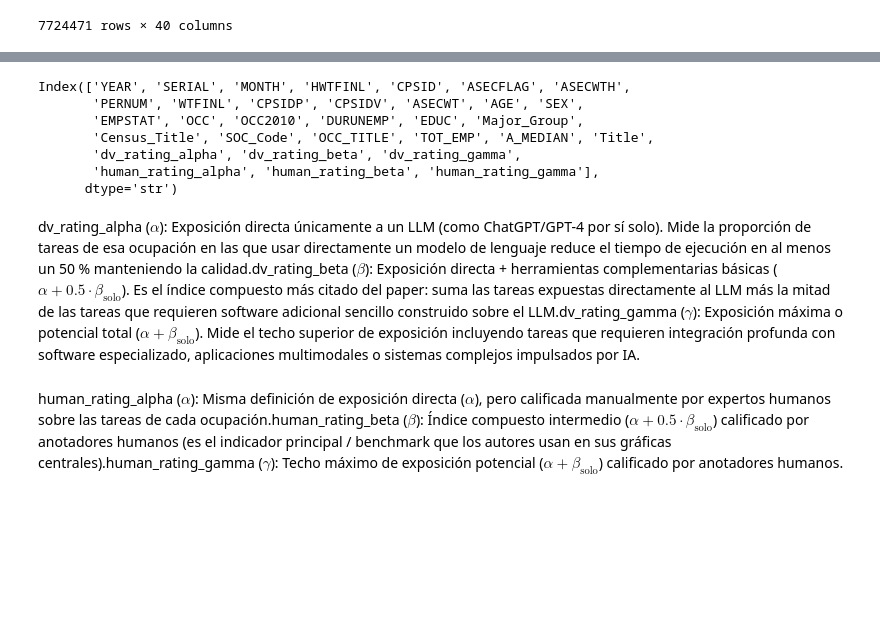
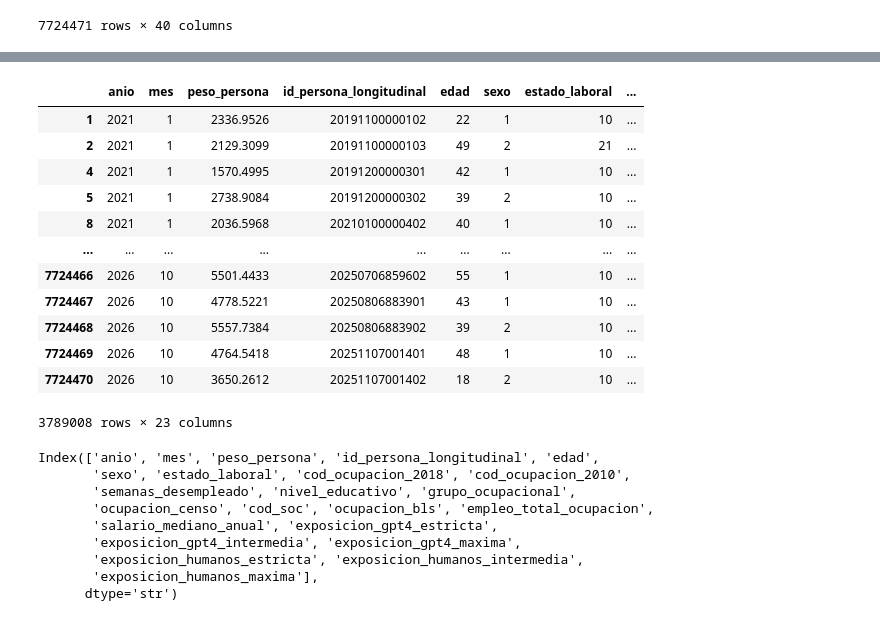
Before and after one commit to DATA-20262-SEC01-G07/Proyecto-2, a Jupyter notebook: notebooks/cargads.ipynb, the cells around one changed output, grey strips where cells are left out. Drawn from its saved outputs; the diff is of its cells as text; code cells hidden in the pictures; blank space fills up the shorter version.

```diff
--- a/notebooks/cargads.ipynb
+++ b/notebooks/cargads.ipynb
@@ -232,7 +233,30 @@ df_completo = df_completo.drop(
     columns=[c for c in cols_borrar if c in df_completo.columns]
 )
 # %%
-ocupados = df_completo[df_completo['OCC'] != 0]
+df_aplicables = df_completo.query("OCC!=0 & EMPSTAT<30").copy()
+# Cambiamos los nombres para no perdernos
+nombres = {
+    "YEAR": "anio", "MONTH": "mes", "SERIAL": "id_hogar",
+    "PERNUM": "num_persona_hogar", "CPSID": "id_hogar_longitudinal",
+    "CPSIDP": "id_persona_longitudinal", "CPSIDV": "id_persona_validado",
+    "WTFINL": "peso_persona", "HWTFINL": "peso_hogar",
+    "ASECFLAG": "es_suplemento_asec", "ASECWT": "peso_persona_asec",
+    "ASECWTH": "peso_hogar_asec",
+    "AGE": "edad", "SEX": "sexo", "EMPSTAT": "estado_laboral",
+    "DURUNEMP": "semanas_desempleado", "EDUC": "nivel_educativo",
+    "OCC": "cod_ocupacion_2018", "OCC2010": "cod_ocupacion_2010",
+    "Major_Group": "grupo_ocupacional", "Census_Title": "ocupacion_censo",
+    "SOC_Code": "cod_soc", "OCC_TITLE": "ocupacion_bls",
+    "TOT_EMP": "empleo_total_ocupacion", "A_MEDIAN": "salario_mediano_anual",
+    "Title": "ocupacion_estudio_ia",
+    "dv_rating_alpha": "exposicion_gpt4_estricta",
+    "dv_rating_beta": "exposicion_gpt4_intermedia",
+    "dv_rating_gamma": "exposicion_gpt4_maxima",
+    "human_rating_alpha": "exposicion_humanos_estricta",
+    "human_rating_beta": "exposicion_humanos_intermedia",
+    "human_rating_gamma": "exposicion_humanos_maxima",
+}
 
-ocupados
+df_aplicables_base = df_aplicables.rename(columns=nombres)
+df_aplicables_base.columns
 # %% [output]
@@ -252,14 +275,31 @@ ocupados
-# %%
-ocupados.columns
-# %% [output]
-Index(['YEAR', 'SERIAL', 'MONTH', 'HWTFINL', 'CPSID', 'ASECFLAG', 'ASECWTH',
-       'PERNUM', 'WTFINL', 'CPSIDP', 'CPSIDV', 'ASECWT', 'AGE', 'SEX',
-       'EMPSTAT', 'OCC', 'OCC2010', 'DURUNEMP', 'EDUC', 'Major_Group',
-       'Census_Title', 'SOC_Code', 'OCC_TITLE', 'TOT_EMP', 'A_MEDIAN', 'Title',
-       'dv_rating_alpha', 'dv_rating_beta', 'dv_rating_gamma',
-       'human_rating_alpha', 'human_rating_beta', 'human_rating_gamma'],
-      dtype='str')
-# %% [markdown]
-dv_rating_alpha ($\alpha$): Exposición directa únicamente a un LLM (como ChatGPT/GPT-4 por sí solo). Mide la proporción de tareas de esa ocupación en las que usar directamente un modelo de lenguaje reduce el tiempo de ejecución en al menos un 50 % manteniendo la calidad.dv_rating_beta ($\beta$): Exposición directa + herramientas complementarias básicas ($\alpha + 0.5 \cdot \beta_{\text{solo}}$). Es el índice compuesto más citado del paper: suma las tareas expuestas directamente al LLM más la mitad de las tareas que requieren software adicional sencillo construido sobre el LLM.dv_rating_gamma ($\gamma$): Exposición máxima o potencial total ($\alpha + \beta_{\text{solo}}$). Mide el techo superior de exposición incluyendo tareas que requieren integración profunda con software especializado, aplicaciones multimodales o sistemas complejos impulsados por IA.
-# %% [markdown]
-human_rating_alpha ($\alpha$): Misma definición de exposición directa ($\alpha$), pero calificada manualmente por expertos humanos sobre las tareas de cada ocupación.human_rating_beta ($\beta$): Índice compuesto intermedio ($\alpha + 0.5 \cdot \beta_{\text{solo}}$) calificado por anotadores humanos (es el indicador principal / benchmark que los autores usan en sus gráficas centrales).human_rating_gamma ($\gamma$): Techo máximo de exposición potencial ($\alpha + \beta_{\text{solo}}$) calificado por anotadores humanos.
+# %%
+# Descartamos las columnas que no usaremos
+df_aplicables_base = df_aplicables_base.drop(columns=["id_hogar", "num_persona_hogar", "id_hogar_longitudinal",
+    "id_persona_validado", "peso_hogar", "es_suplemento_asec", "peso_persona_asec", "peso_hogar_asec", "ocupacion_estudio_ia"])
+df_aplicables_base
+# %% [output]
+|  | anio | mes | peso_persona | id_persona_longitudinal | edad | sexo | estado_laboral | ... |
+| 1 | 2021 | 1 | 2336.9526 | 20191100000102 | 22 | 1 | 10 | ... |
+| 2 | 2021 | 1 | 2129.3099 | 20191100000103 | 49 | 2 | 21 | ... |
+| 4 | 2021 | 1 | 1570.4995 | 20191200000301 | 42 | 1 | 10 | ... |
+| 5 | 2021 | 1 | 2738.9084 | 20191200000302 | 39 | 2 | 10 | ... |
+| 8 | 2021 | 1 | 2036.5968 | 20210100000402 | 40 | 1 | 10 | ... |
+| ... | ... | ... | ... | ... | ... | ... | ... | ... |
+| 7724466 | 2026 | 10 | 5501.4433 | 20250706859602 | 55 | 1 | 10 | ... |
+| 7724467 | 2026 | 10 | 4778.5221 | 20250806883901 | 43 | 1 | 10 | ... |
+| 7724468 | 2026 | 10 | 5557.7384 | 20250806883902 | 39 | 2 | 10 | ... |
+| 7724469 | 2026 | 10 | 4764.5418 | 20251107001401 | 48 | 1 | 10 | ... |
+| 7724470 | 2026 | 10 | 3650.2612 | 20251107001402 | 18 | 2 | 10 | ... |
+3789008 rows × 23 columns
+# %%
+df_aplicables_base.columns
+# %% [output]
+Index(['anio', 'mes', 'peso_persona', 'id_persona_longitudinal', 'edad',
+       'sexo', 'estado_laboral', 'cod_ocupacion_2018', 'cod_ocupacion_2010',
+       'semanas_desempleado', 'nivel_educativo', 'grupo_ocupacional',
+       'ocupacion_censo', 'cod_soc', 'ocupacion_bls', 'empleo_total_ocupacion',
+       'salario_mediano_anual', 'exposicion_gpt4_estricta',
+       'exposicion_gpt4_intermedia', 'exposicion_gpt4_maxima',
+       'exposicion_humanos_estricta', 'exposicion_humanos_intermedia',
+       'exposicion_humanos_maxima'],
+      dtype='str')
```
Also changed, not shown: parts of 21 cells of this notebook.
